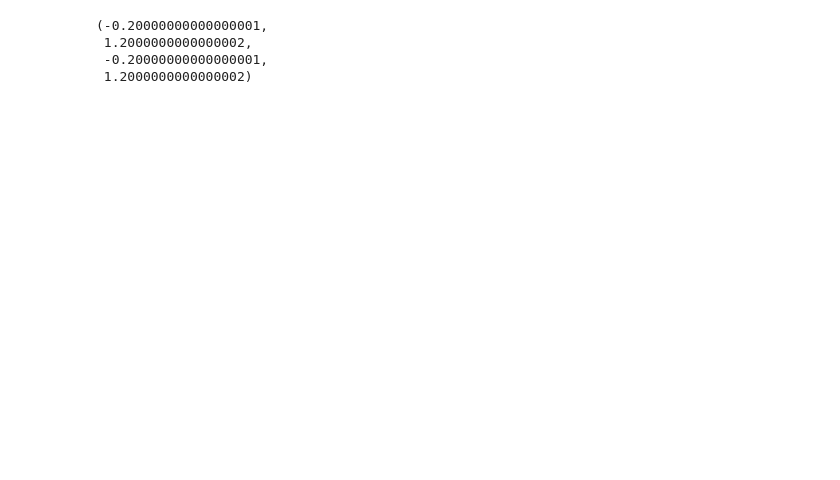
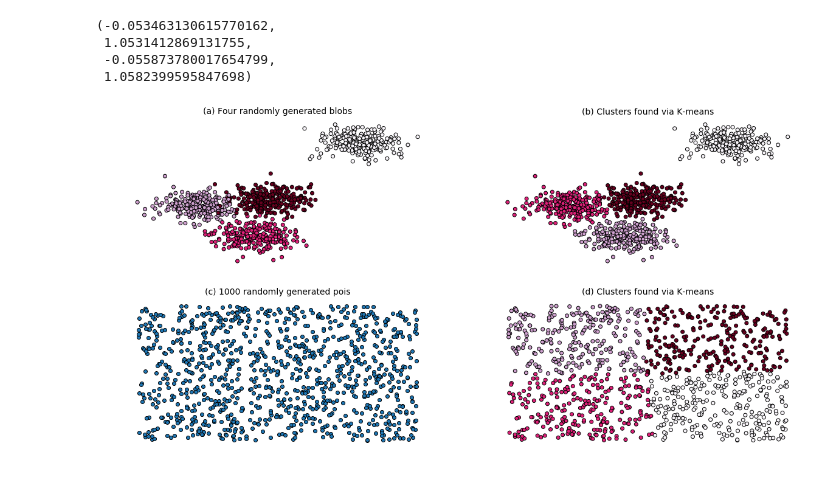
Before and after one commit to alicezheng/feature-engineering-book, a Jupyter notebook: K-means.ipynb, the cells around one changed output. Drawn from its saved outputs; the diff is of its cells as text; code cells hidden in the pictures; blank space fills up the shorter version.

```diff
--- a/K-means.ipynb
+++ b/K-means.ipynb
@@ -8,7 +9,7 @@ import matplotlib.pyplot as plt
 # %%
 n_data = 1000
 seed = 1
-n_clusters = 4
+n_centers = 4
 
 # Generate random Gaussian blobs and run K-means
 blobs, blob_labels = make_blobs(n_samples=n_data, n_features=2,
@@ -17,26 +18,26 @@ clusters_blob = KMeans(n_clusters=n_centers, random_state=seed).fit_predict(blob
 
 # Generate data uniformly at random and run K-means
 uniform = np.random.rand(n_data, 2)
-clusters_uniform = KMeans(n_clusters=n_clusters, random_state=seed).fit_predict(uniform)
+clusters_uniform = KMeans(n_clusters=n_centers, random_state=seed).fit_predict(uniform)
 # %%
-figure = plt.figure()
+figure = plt.figure(figsize=(20,10))
 plt.subplot(221)
-plt.scatter(blobs[:, 0], blobs[:, 1], c=blob_labels, cmap='gist_rainbow')
+plt.scatter(blobs[:, 0], blobs[:, 1], c=blob_labels, edgecolors='k', cmap='PuRd')
 plt.title("(a) Four randomly generated blobs", fontsize=14)
 plt.axis('off')
 
 plt.subplot(222)
-plt.scatter(blobs[:, 0], blobs[:, 1], c=clusters_blob, cmap='gist_rainbow')
+plt.scatter(blobs[:, 0], blobs[:, 1], c=clusters_blob, edgecolors='k', cmap='PuRd')
 plt.title("(b) Clusters found via K-means", fontsize=14)
 plt.axis('off')
 
 plt.subplot(223)
-plt.scatter(uniform[:, 0], uniform[:, 1])
-plt.title("(c) 1000 randomly generated points", fontsize=14)
+plt.scatter(uniform[:, 0], uniform[:, 1], edgecolors='k')
+plt.title("(c) 1000 randomly generated pois", fontsize=14)
 plt.axis('off')
 
 plt.subplot(224)
-plt.scatter(uniform[:, 0], uniform[:, 1], c=clusters_uniform, cmap='gist_rainbow')
+plt.scatter(uniform[:, 0], uniform[:, 1], c=clusters_uniform, edgecolors='k', cmap='PuRd')
 plt.title("(d) Clusters found via K-means", fontsize=14)
 plt.axis('off')
 # %% [output]
@@ -45,4 +44,5 @@ plt.axis('off')
-(-0.20000000000000001,
- 1.2000000000000002,
- -0.20000000000000001,
- 1.2000000000000002)
+(-0.053463130615770162,
+ 1.0531412869131755,
+ -0.055873780017654799,
+ 1.0582399595847698)
+[figure, added]
```
Also changed, not shown: parts of 5 cells of this notebook.
